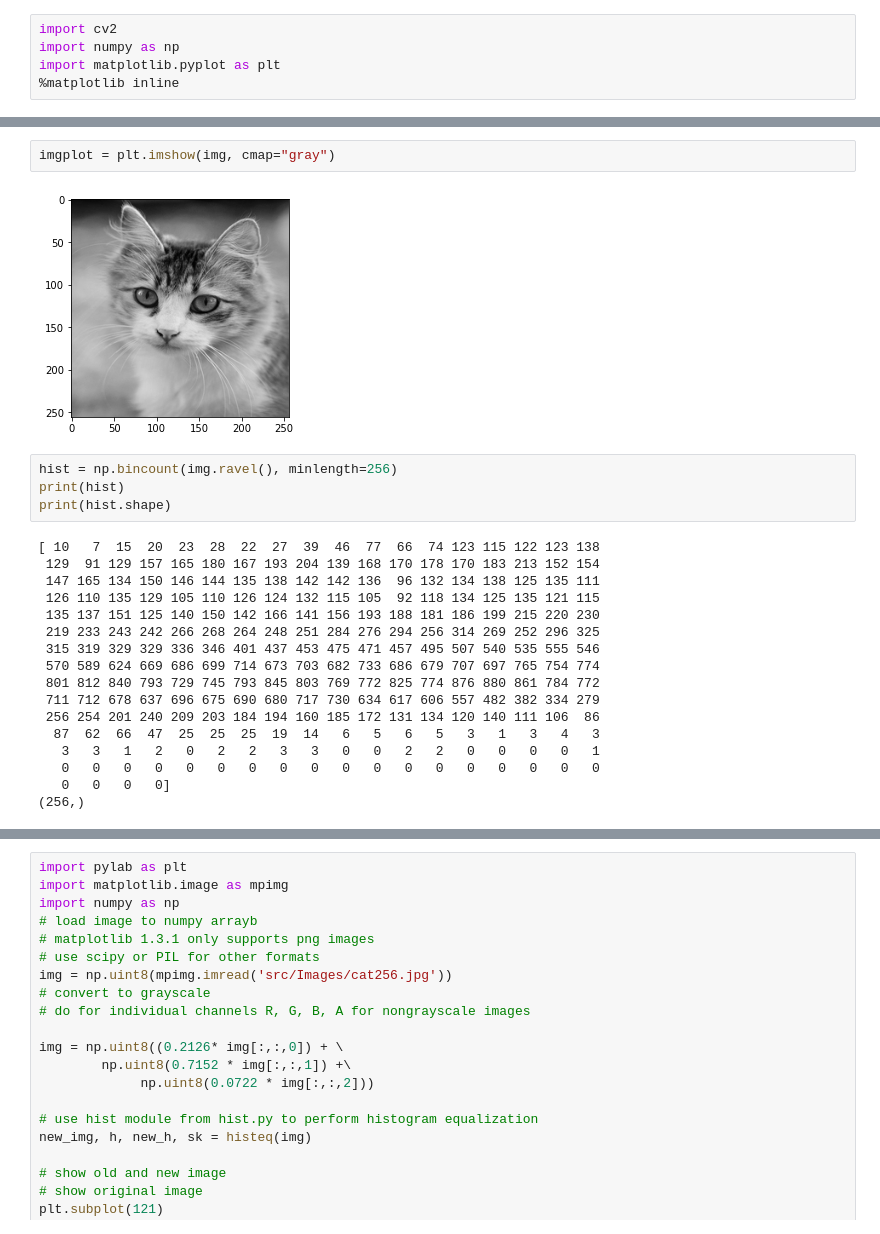
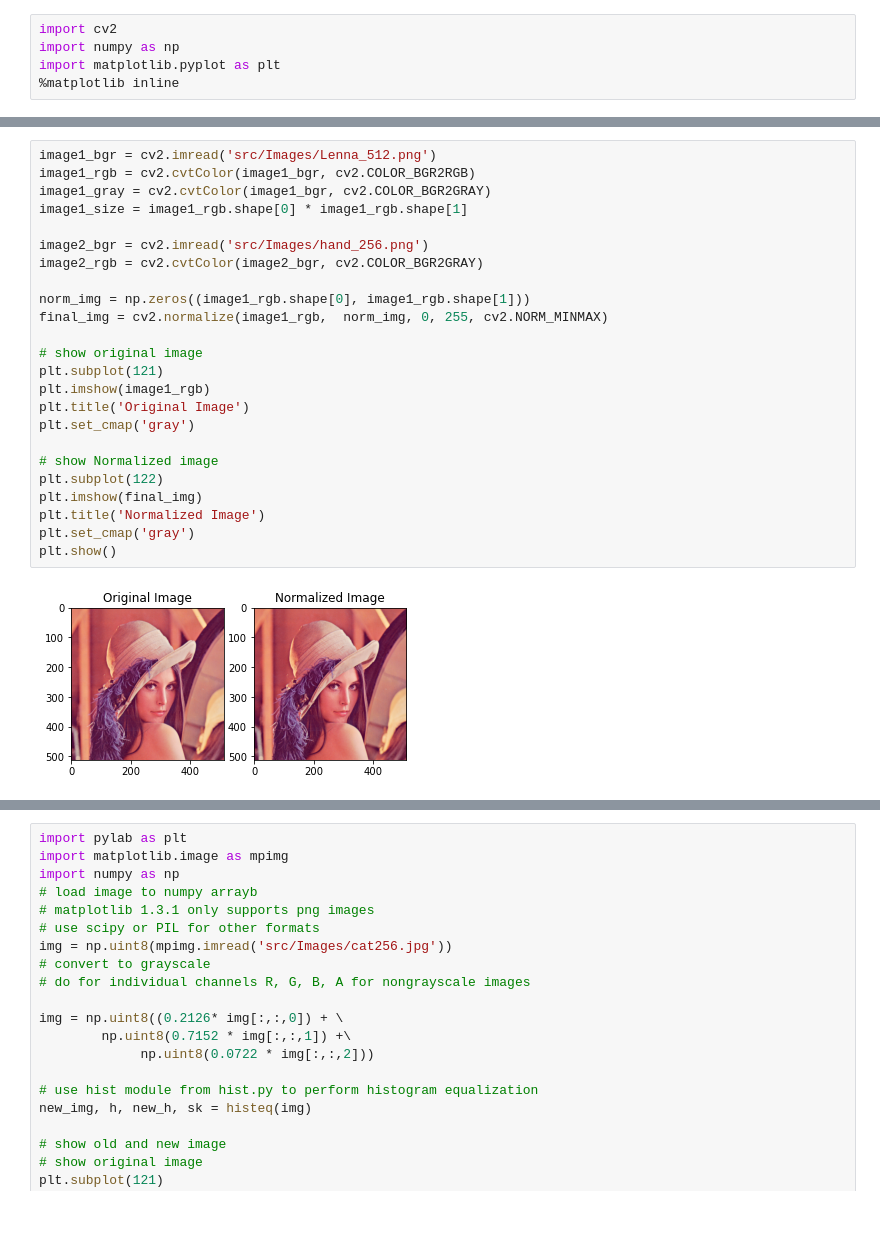
Before and after one commit to r-CV-Tasks/Image-filtering-edgeDetection-processing, a Jupyter notebook: playground.ipynb, the cells around one changed output, grey strips where cells are left out. Saved outputs shown, nothing was run; the diff lists cells and outputs as text.

```diff
--- a/playground.ipynb
+++ b/playground.ipynb
@@ -39,25 +34,26 @@ uint8
-# %%
-imgplot = plt.imshow(img, cmap="gray")
-# %% [output]
-[figure, removed]
-# %%
-hist = np.bincount(img.ravel(), minlength=256)
-print(hist)
-print(hist.shape)
-# %% [output]
-[ 10   7  15  20  23  28  22  27  39  46  77  66  74 123 115 122 123 138
- 129  91 129 157 165 180 167 193 204 139 168 170 178 170 183 213 152 154
- 147 165 134 150 146 144 135 138 142 142 136  96 132 134 138 125 135 111
- 126 110 135 129 105 110 126 124 132 115 105  92 118 134 125 135 121 115
- 135 137 151 125 140 150 142 166 141 156 193 188 181 186 199 215 220 230
- 219 233 243 242 266 268 264 248 251 284 276 294 256 314 269 252 296 325
- 315 319 329 329 336 346 401 437 453 475 471 457 495 507 540 535 555 546
- 570 589 624 669 686 699 714 673 703 682 733 686 679 707 697 765 754 774
- 801 812 840 793 729 745 793 845 803 769 772 825 774 876 880 861 784 772
- 711 712 678 637 696 675 690 680 717 730 634 617 606 557 482 382 334 279
- 256 254 201 240 209 203 184 194 160 185 172 131 134 120 140 111 106  86
-  87  62  66  47  25  25  25  19  14   6   5   6   5   3   1   3   4   3
-   3   3   1   2   0   2   2   3   3   0   0   2   2   0   0   0   0   1
-   0   0   0   0   0   0   0   0   0   0   0   0   0   0   0   0   0   0
-   0   0   0   0]
-(256,)
+# %%
+image1_bgr = cv2.imread('src/Images/Lenna_512.png')
+image1_rgb = cv2.cvtColor(image1_bgr, cv2.COLOR_BGR2RGB)
+image1_gray = cv2.cvtColor(image1_bgr, cv2.COLOR_BGR2GRAY)
+image1_size = image1_rgb.shape[0] * image1_rgb.shape[1]
+
+image2_bgr = cv2.imread('src/Images/hand_256.png')
+image2_rgb = cv2.cvtColor(image2_bgr, cv2.COLOR_BGR2GRAY)
+
+norm_img = np.zeros((image1_rgb.shape[0], image1_rgb.shape[1]))
+final_img = cv2.normalize(image1_rgb,  norm_img, 0, 255, cv2.NORM_MINMAX)
+
+# show original image
+plt.subplot(121)
+plt.imshow(image1_rgb)
+plt.title('Original Image')
+plt.set_cmap('gray')
+
+# show Normalized image
+plt.subplot(122)
+plt.imshow(final_img)
+plt.title('Normalized Image')
+plt.set_cmap('gray')
+plt.show()
+# %% [output]
+[figure, added]
```
Also changed, not shown: parts of 27 cells of this notebook.
